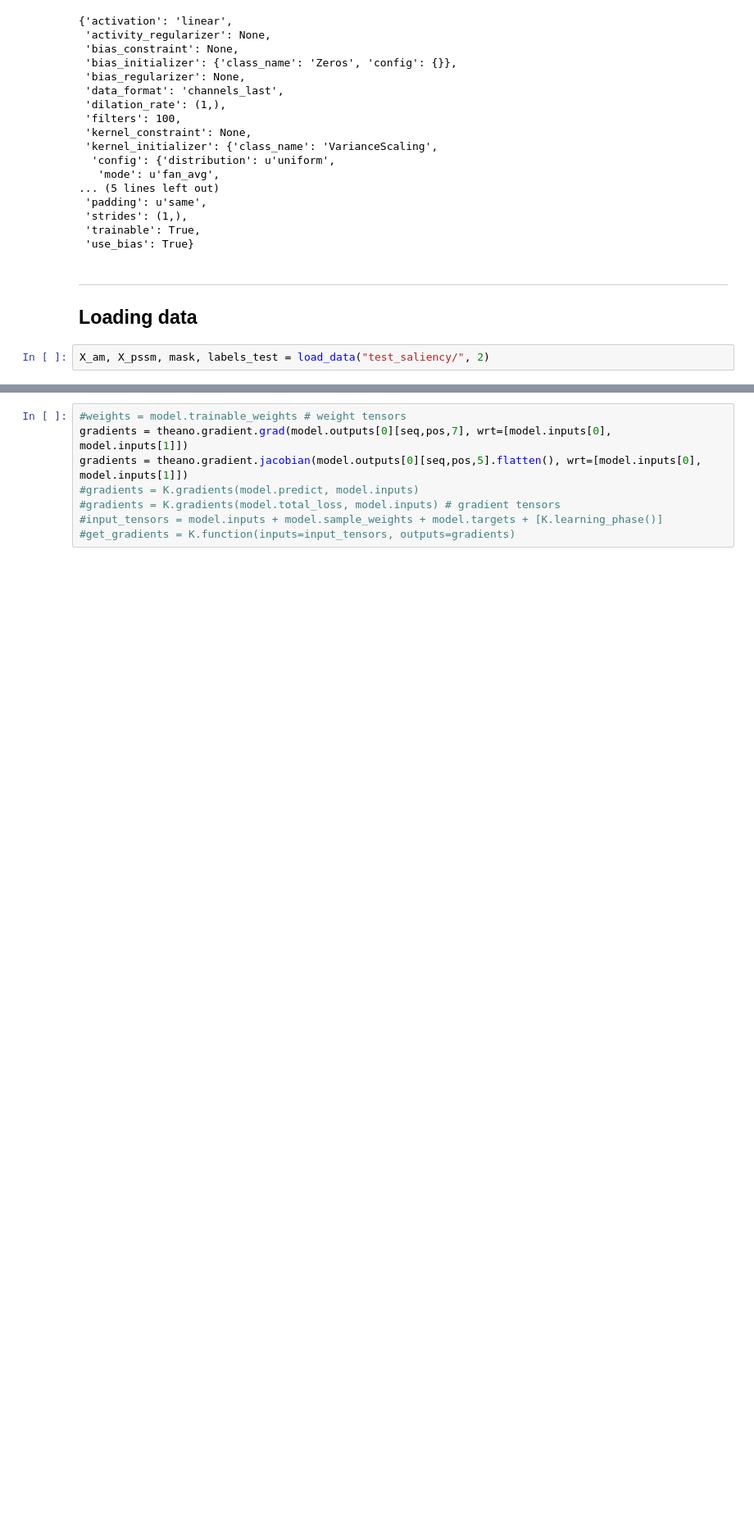
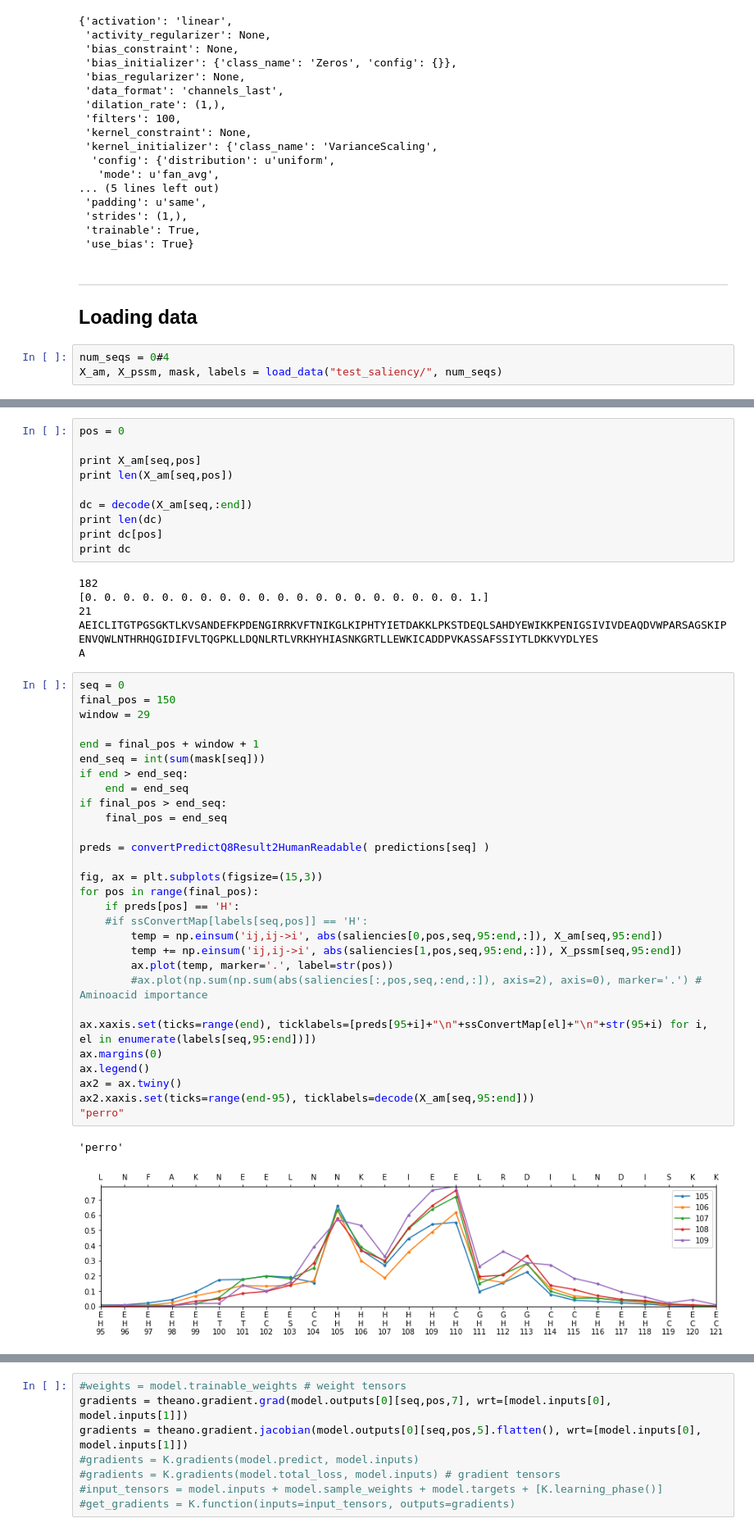
Before and after one commit to Juillermo/saliencyPSSP, a Jupyter notebook: Testing.ipynb, the cells around one changed output, grey strips where cells are left out. Shown at 82% size. Saved outputs shown, nothing was run; the diff lists cells and outputs as text; blank space fills up the shorter version.

```diff
--- a/Testing.ipynb
+++ b/Testing.ipynb
@@ -90,4 +88,5 @@ conv1d.get_config()
 
 ## Loading data
 # %%
-X_am, X_pssm, mask, labels_test = load_data("test_saliency/", 2)
+num_seqs = 0#4
+X_am, X_pssm, mask, labels = load_data("test_saliency/", num_seqs)
@@ -215,0 +197,48 @@ for el in range(21):
+# %%
+pos = 0
+
+print X_am[seq,pos]
+print len(X_am[seq,pos])
+
+dc = decode(X_am[seq,:end])
+print len(dc)
+print dc[pos]
+print dc
+# %% [output]
+182
+[0. 0. 0. 0. 0. 0. 0. 0. 0. 0. 0. 0. 0. 0. 0. 0. 0. 0. 0. 0. 1.]
+21
+AEICLITGTPGSGKTLKVSANDEFKPDENGIRRKVFTNIKGLKIPHTYIETDAKKLPKSTDEQLSAHDYEWIKKPENIGSIVIVDEAQDVWPARSAGSKIPENVQWLNTHRHQGIDIFVLTQGPKLLDQNLRTLVRKHYHIASNKGRTLLEWKICADDPVKASSAFSSIYTLDKKVYDLYES
+A
+# %%
+seq = 0
+final_pos = 150
+window = 29
+
+end = final_pos + window + 1
+end_seq = int(sum(mask[seq]))
+if end > end_seq:
+    end = end_seq
+if final_pos > end_seq:
+    final_pos = end_seq
+
+preds = convertPredictQ8Result2HumanReadable( predictions[seq] )
+
+fig, ax = plt.subplots(figsize=(15,3))
+for pos in range(final_pos):
+    if preds[pos] == 'H':
+    #if ssConvertMap[labels[seq,pos]] == 'H':
+        temp = np.einsum('ij,ij->i', abs(saliencies[0,pos,seq,95:end,:]), X_am[seq,95:end])
+        temp += np.einsum('ij,ij->i', abs(saliencies[1,pos,seq,95:end,:]), X_pssm[seq,95:end])
+        ax.plot(temp, marker='.', label=str(pos))
+        #ax.plot(np.sum(np.sum(abs(saliencies[:,pos,seq,:end,:]), axis=2), axis=0), marker='.') # Aminoacid importance
+
+ax.xaxis.set(ticks=range(end), ticklabels=[preds[95+i]+"\n"+ssConvertMap[el]+"\n"+str(95+i) for i, el in enumerate(labels[seq,95:end])])
+ax.margins(0)
+ax.legend()
+ax2 = ax.twiny()
+ax2.xaxis.set(ticks=range(end-95), ticklabels=decode(X_am[seq,95:end]))
+"perro"
+# %% [output]
+'perro'
+[figure, added]
```
Also changed, not shown: parts of 43 cells of this notebook, 6 other files.
